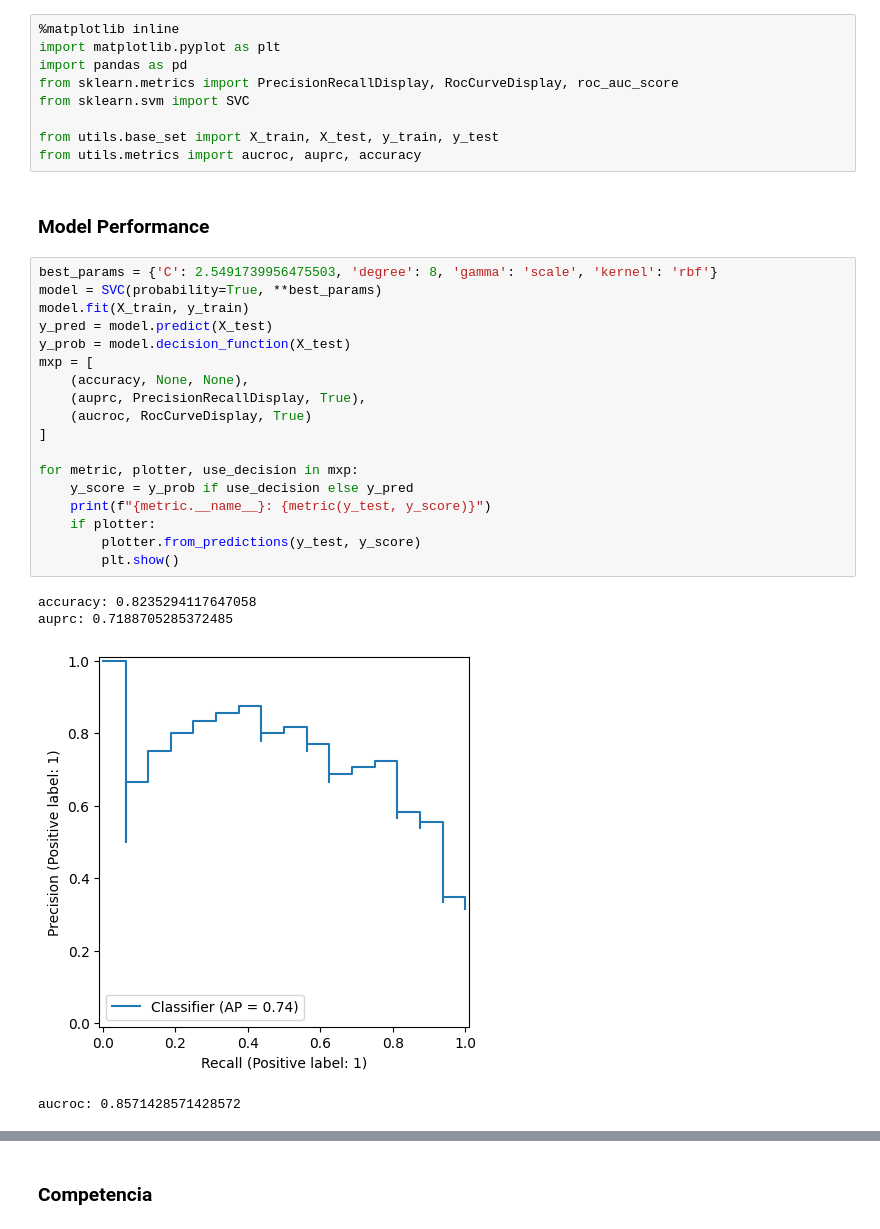
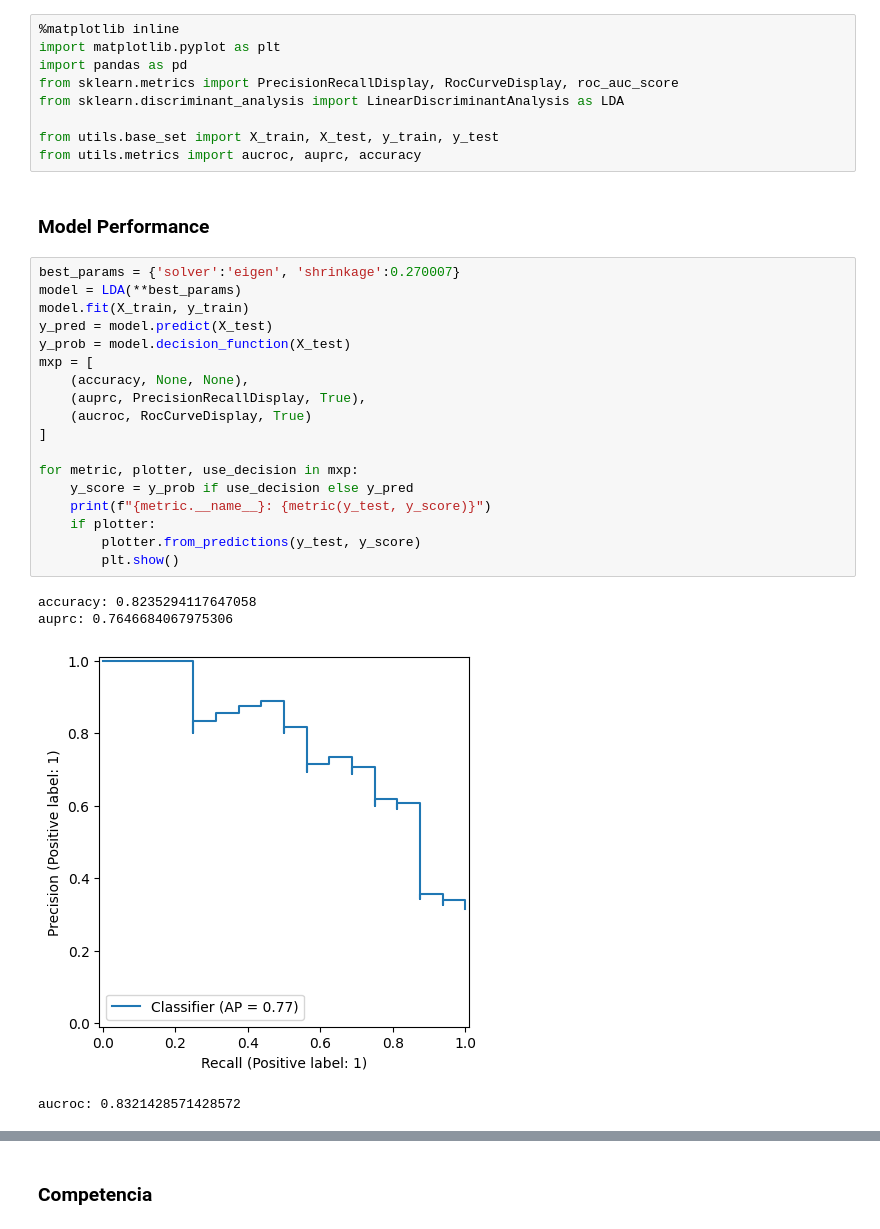
Before and after one commit to fedeaar/aa-tp01, a Jupyter notebook: experimentacion/Competencia_ej5.ipynb, the cells around one changed output, grey strips where cells are left out. Drawn from its saved outputs; the diff is of its cells as text.

```diff
--- a/experimentacion/Competencia_ej5.ipynb
+++ b/experimentacion/Competencia_ej5.ipynb
@@ -3,32 +3,32 @@
 import matplotlib.pyplot as plt
 import pandas as pd
 from sklearn.metrics import PrecisionRecallDisplay, RocCurveDisplay, roc_auc_score
-from sklearn.svm import SVC
+from sklearn.discriminant_analysis import LinearDiscriminantAnalysis as LDA
 
 from utils.base_set import X_train, X_test, y_train, y_test
 from utils.metrics import aucroc, auprc, accuracy
 # %% [markdown]
 ### Model Performance
 # %%
-best_params = {'C': 2.5491739956475503, 'degree': 8, 'gamma': 'scale', 'kernel': 'rbf'}
-model = SVC(probability=True, **best_params)
+best_params = {'solver':'eigen', 'shrinkage':0.270007}
+model = LDA(**best_params)
 model.fit(X_train, y_train)
 y_pred = model.predict(X_test)
 y_prob = model.decision_function(X_test)
 mxp = [
     (accuracy, None, None),
     (auprc, PrecisionRecallDisplay, True),
     (aucroc, RocCurveDisplay, True)
 ]
 
 for metric, plotter, use_decision in mxp:
     y_score = y_prob if use_decision else y_pred
     print(f"{metric.__name__}: {metric(y_test, y_score)}")
     if plotter:
         plotter.from_predictions(y_test, y_score)
         plt.show()
 # %% [output]
 accuracy: 0.8235294117647058
-auprc: 0.7188705285372485
+auprc: 0.7646684067975306
-[figure, old version]
+[figure, new version]
-aucroc: 0.8571428571428572
+aucroc: 0.8321428571428572
```
Also changed, not shown: parts of 1 cell of this notebook.
